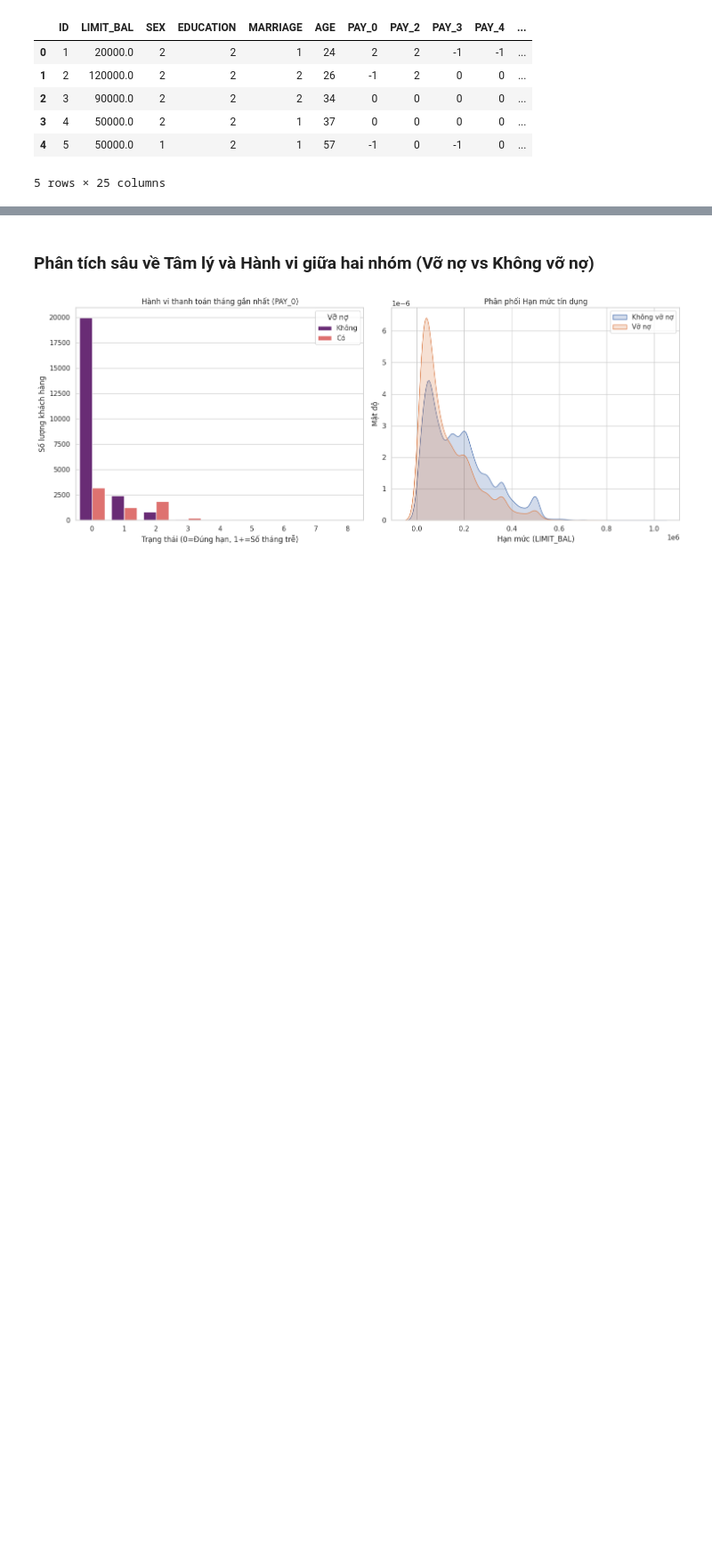
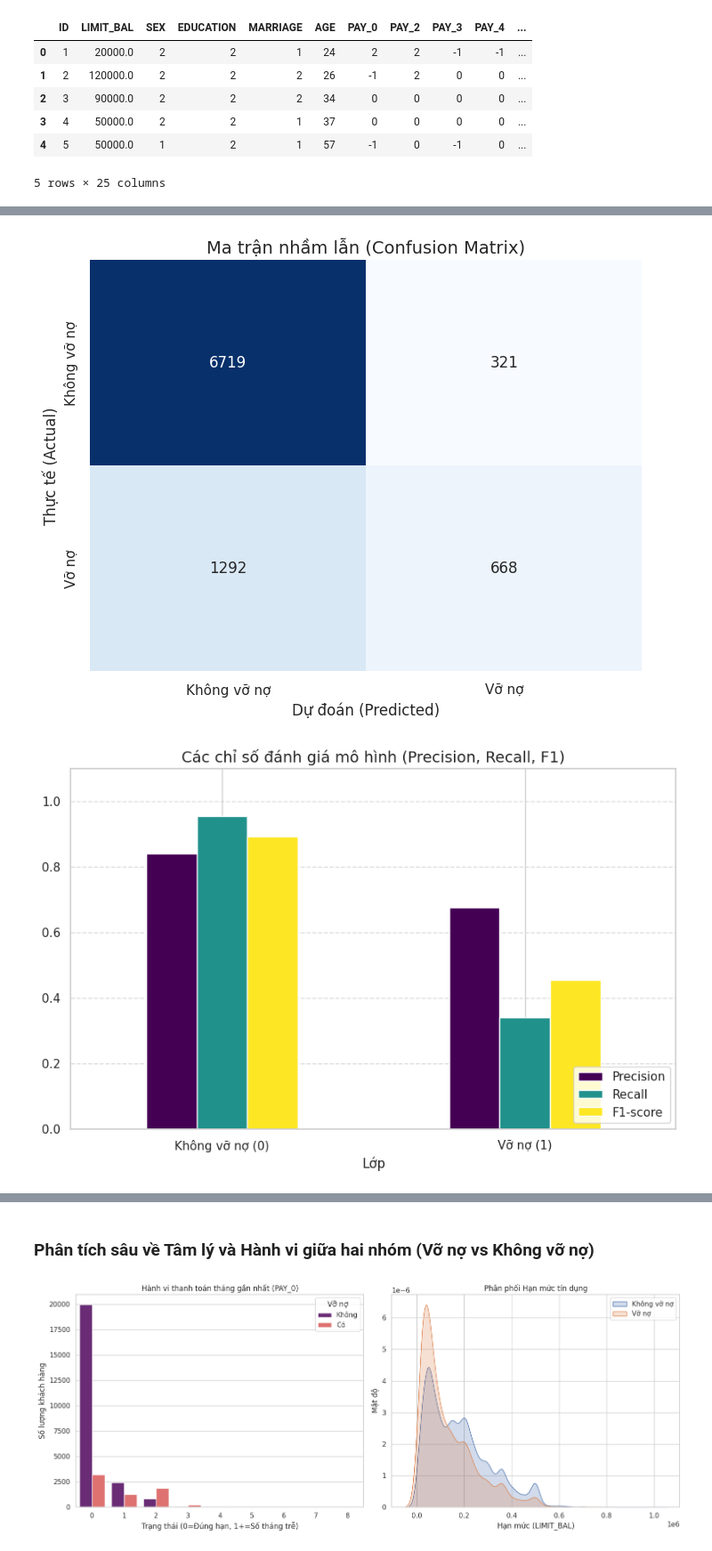
Before and after one commit to KeitaYami/CDNC-PhanTichDuLieu, a Jupyter notebook: CDNC Phan Tich Du Lieu.ipynb, the cells around one changed output, grey strips where cells are left out. Shown at 89% size. Saved outputs shown, nothing was run; the diff lists cells and outputs as text; code cells hidden in the pictures; blank space fills up the shorter version.

```diff
--- a/CDNC Phan Tich Du Lieu.ipynb
+++ b/CDNC Phan Tich Du Lieu.ipynb
@@ -119,0 +133,45 @@ weighted avg       0.80      0.82      0.80      9000
+# %%
+import matplotlib.pyplot as plt
+import seaborn as sns
+from sklearn.metrics import confusion_matrix, classification_report
+import pandas as pd
+
+# 1. Vẽ Ma trận nhầm lẫn
+plt.figure(figsize=(8, 6))
+cm = confusion_matrix(y_test, y_pred)
+sns.heatmap(cm, annot=True, fmt='d', cmap='Blues', cbar=False)
+plt.title('Ma trận nhầm lẫn (Confusion Matrix)', fontsize=14)
+plt.xlabel('Dự đoán (Predicted)', fontsize=12)
+plt.ylabel('Thực tế (Actual)', fontsize=12)
+plt.xticks([0.5, 1.5], ['Không vỡ nợ', 'Vỡ nợ'])
+plt.yticks([0.5, 1.5], ['Không vỡ nợ', 'Vỡ nợ'])
+plt.show()
+
+# 2. Trực quan hóa Báo cáo phân loại (Robust version)
+report = classification_report(y_test, y_pred, output_dict=True)
+
+# Trích xuất dữ liệu an toàn cho biểu đồ
+metrics_data = []
+for label in ['0', '1', 0, 1]:
+    if label in report:
+        label_name = 'Không vỡ nợ (0)' if str(label) == '0' else 'Vỡ nợ (1)'
+        # Tránh thêm trùng lặp nếu cả str và int đều tồn tại
+        if not any(d['Lớp'] == label_name for d in metrics_data):
+            metrics_data.append({
+                'Lớp': label_name,
+                'Precision': report[label]['precision'],
+                'Recall': report[label]['recall'],
+                'F1-score': report[label]['f1-score']
+            })
+
+report_df = pd.DataFrame(metrics_data).set_index('Lớp')
+report_df.plot(kind='bar', figsize=(10, 6), colormap='viridis')
+plt.title('Các chỉ số đánh giá mô hình (Precision, Recall, F1)', fontsize=14)
+plt.xticks(rotation=0)
+plt.ylim(0, 1.1)
+plt.legend(loc='lower right')
+plt.grid(axis='y', linestyle='--', alpha=0.7)
+plt.show()
+# %% [output]
+[figure, added]
+[figure, added]
```
Also changed, not shown: parts of 12 cells of this notebook.
